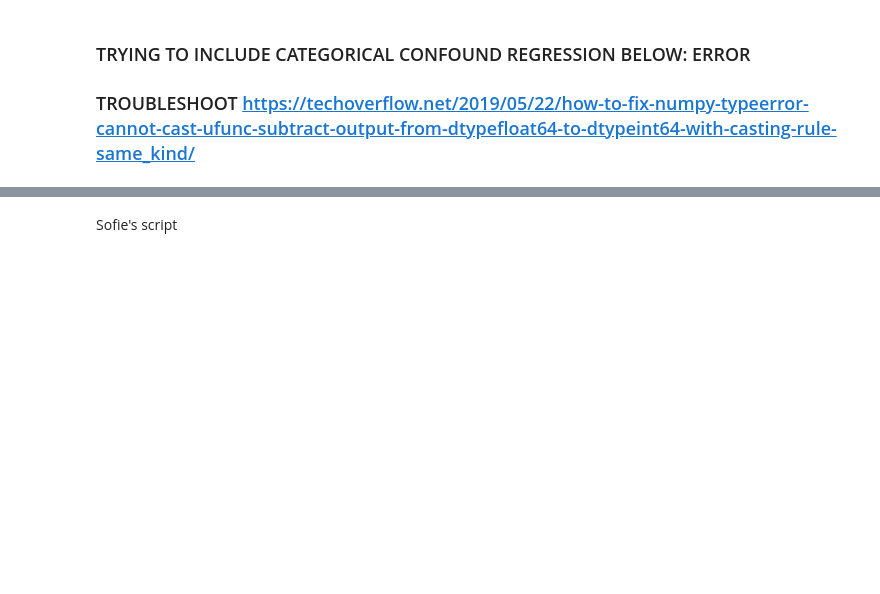
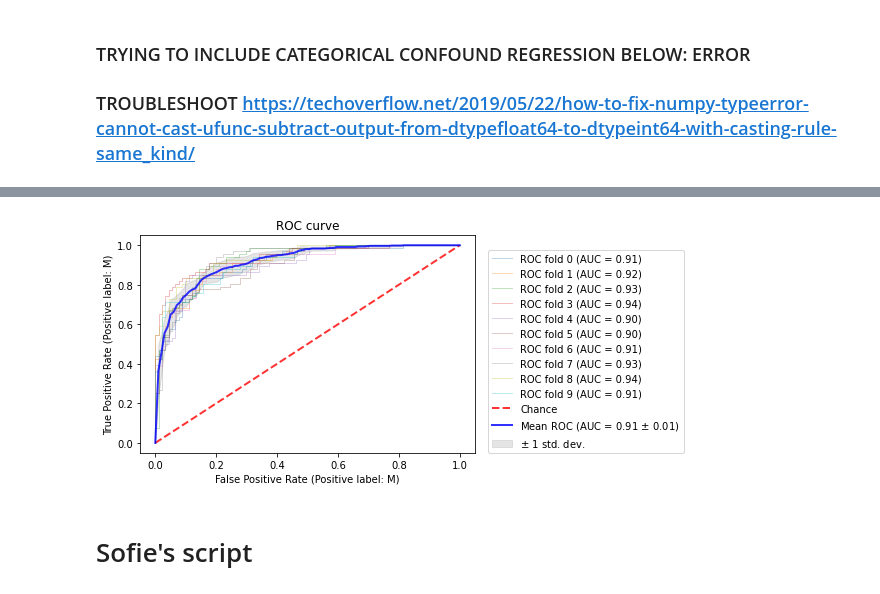
Before and after one commit to biancaserio/sex_diff_gradients, a Jupyter notebook: scripts/p1_main_classification.ipynb, the cells around one changed output, grey strips where cells are left out. Cells and saved outputs as stored; diff of their text form; code cells hidden in the pictures; blank space fills up the shorter version.

```diff
--- a/scripts/p1_main_classification.ipynb
+++ b/scripts/p1_main_classification.ipynb
@@ -803,5 +671,80 @@ x_GSP = x_GSP.add_prefix('struct_')
+# %%
+from sklearn.metrics import auc
+from sklearn.metrics import RocCurveDisplay
+from sklearn.model_selection import StratifiedKFold
+
+# Run classifier with cross-validation and plot ROC curves
+cv = StratifiedKFold(n_splits=10, random_state=42, shuffle=True)
+###cv = cross_validate(cv = 10)
+#classifier = svm.SVC(kernel="linear", probability=True, random_state=random_state)
+classifier = make_pipeline(StandardScaler(), SVC(kernel='rbf'))
+
+X = x_GSP_unconf
+y = y_GSP
+
+tprs = []
+aucs = []
+mean_fpr = np.linspace(0, 1, 100)
+
+fig, ax = plt.subplots()
+for i, (train, test) in enumerate(cv.split(X, y)):
+    classifier.fit(X[train], y[train])
+    viz = RocCurveDisplay.from_estimator(
+        classifier,
+        X[test],
+        y[test],
+        name="ROC fold {}".format(i),
+        alpha=0.3,
+        lw=1,
+        ax=ax,
+    )
+    interp_tpr = np.interp(mean_fpr, viz.fpr, viz.tpr)
+    interp_tpr[0] = 0.0
+    tprs.append(interp_tpr)
+    aucs.append(viz.roc_auc)
+
+ax.plot([0, 1], [0, 1], linestyle="--", lw=2, color="r", label="Chance", alpha=0.8)
+
+mean_tpr = np.mean(tprs, axis=0)
+mean_tpr[-1] = 1.0
+mean_auc = auc(mean_fpr, mean_tpr)
+std_auc = np.std(aucs)
+ax.plot(
+    mean_fpr,
+    mean_tpr,
+    color="b",
+    label=r"Mean ROC (AUC = %0.2f $\pm$ %0.2f)" % (mean_auc, std_auc),
+    lw=2,
+    alpha=0.8,
+)
+
+std_tpr = np.std(tprs, axis=0)
+tprs_upper = np.minimum(mean_tpr + std_tpr, 1)
+tprs_lower = np.maximum(mean_tpr - std_tpr, 0)
+ax.fill_between(
+    mean_fpr,
+    tprs_lower,
+    tprs_upper,
+    color="grey",
+    alpha=0.2,
+    label=r"$\pm$ 1 std. dev.",
+)
+
+ax.set(
+    xlim=[-0.05, 1.05],
+    ylim=[-0.05, 1.05],
+    title="ROC curve",
+)
+ax.legend(loc=(1.04, 0))
+plt.show()
+# %% [output]
+[figure, added]
 # %% [markdown]
-Sofie's script
+#
+#
+#
+#
+# Sofie's script
 # %%
 '''
 This is a python script for running supervised machine learning to predict compassion score
```
Also changed, not shown: parts of 36 cells of this notebook.
